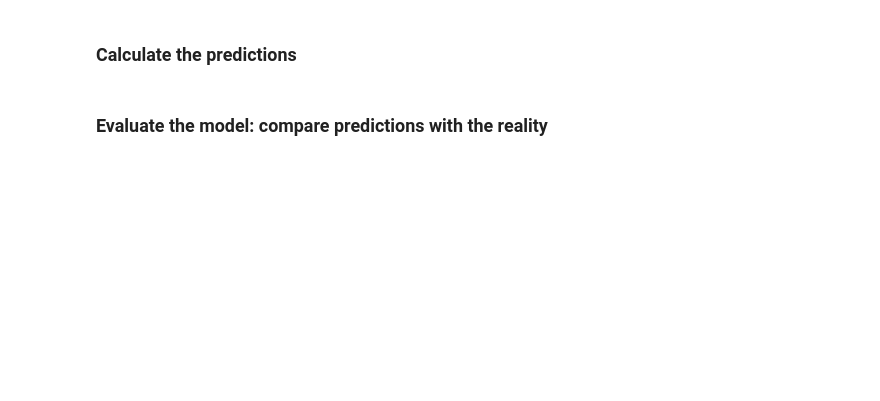
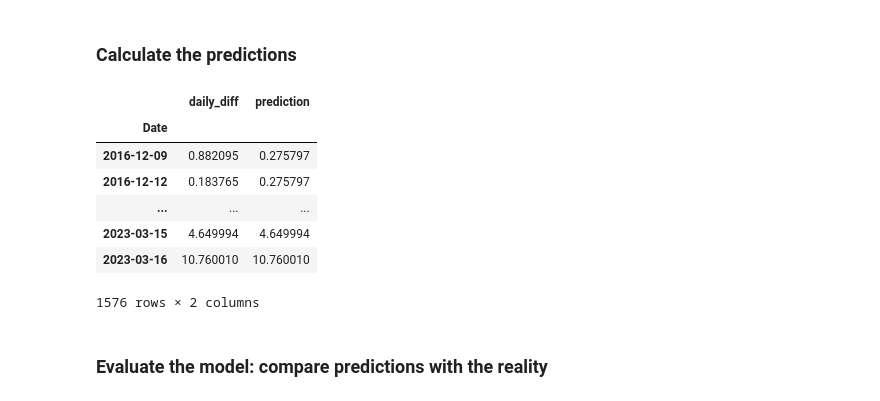
Before and after one commit to LinkedInLearning/practical-python-for-algorithmic-trading-4403633, a Jupyter notebook: 01_Machine Learning for Backtesting/04A_Machine Learning Regression Model.ipynb, the cells around one changed output. Saved outputs shown, nothing was run; the diff lists cells and outputs as text; code cells hidden in the pictures; blank space fills up the shorter version.

```diff
--- a/01_Machine Learning for Backtesting/04A_Machine Learning Regression Model.ipynb
+++ b/01_Machine Learning for Backtesting/04A_Machine Learning Regression Model.ipynb
@@ -34,4 +43,18 @@ As the variable we predict is numerical, we talk about regression models. In the
 # %% [markdown]
 ### Calculate the predictions
+# %%
+df_predictions = df[['daily_diff']].copy()
+
+df_predictions['prediction'] = ???
+df_predictions
+# %% [output]
+|  | daily_diff | prediction |
+| Date |  |  |
+| 2016-12-09 | 0.882095 | 0.275797 |
+| 2016-12-12 | 0.183765 | 0.275797 |
+| ... | ... | ... |
+| 2023-03-15 | 4.649994 | 4.649994 |
+| 2023-03-16 | 10.760010 | 10.760010 |
+1576 rows × 2 columns
 # %% [markdown]
 ### Evaluate the model: compare predictions with the reality
```
Also changed, not shown: parts of 9 cells of this notebook, 6 other files.
